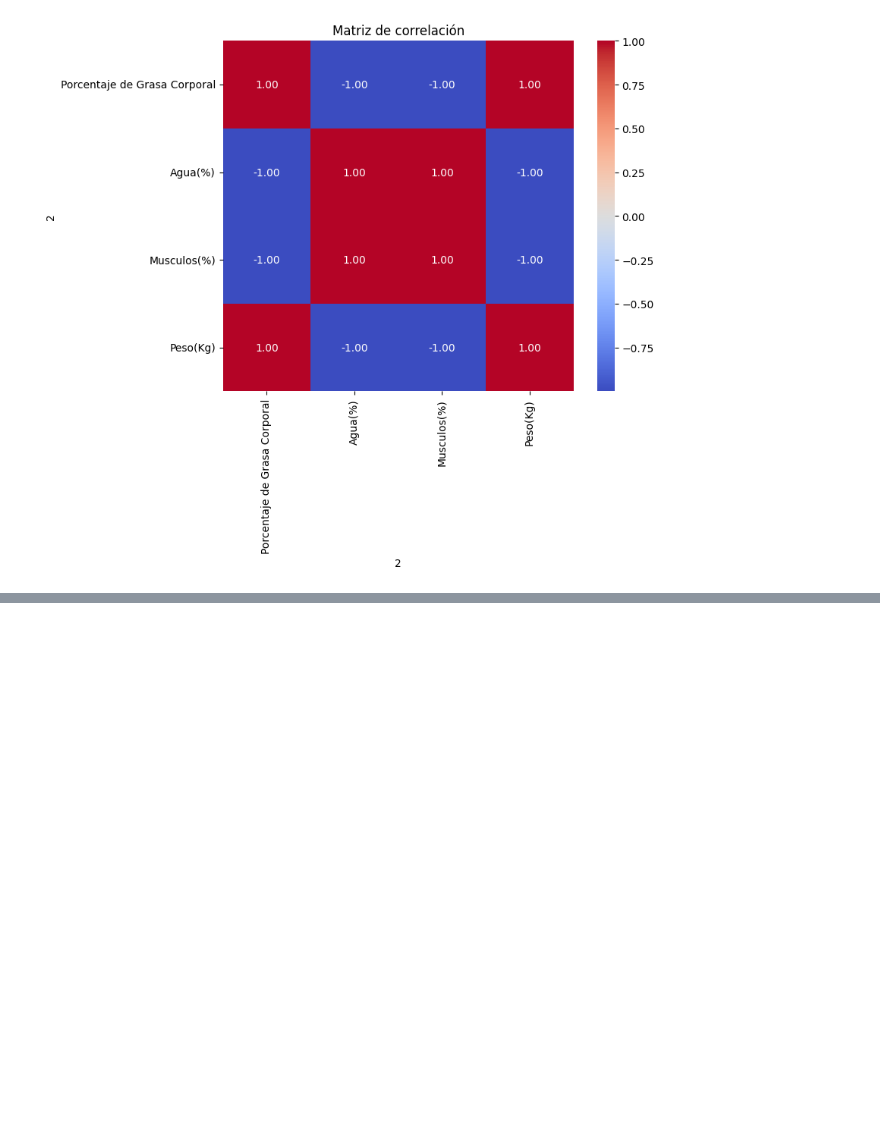
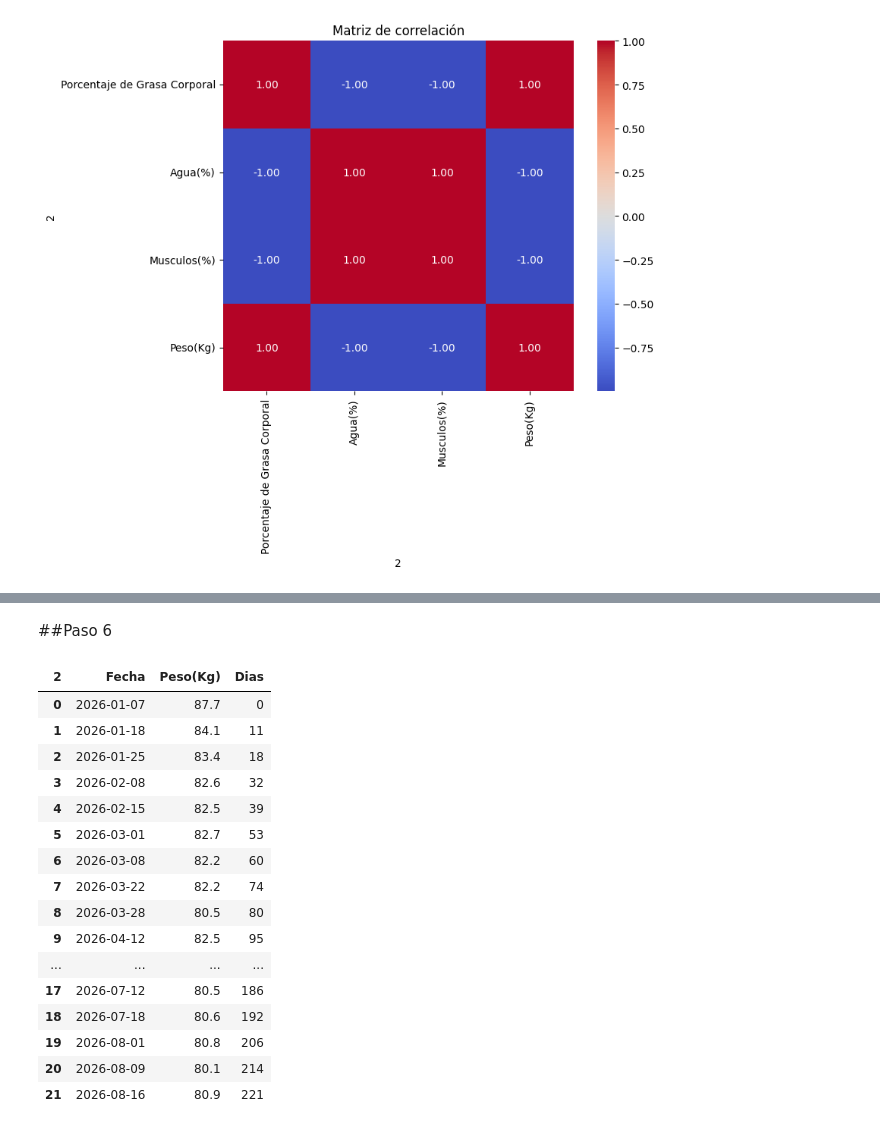
Before and after one commit to GabyPaolaING/Machine-Learning, a Jupyter notebook: P1P1_DataSet.ipynb, the cells around one changed output, grey strips where cells are left out. Cells and saved outputs as stored; diff of their text form; code cells hidden in the pictures; blank space fills up the shorter version.

```diff
--- a/P1P1_DataSet.ipynb
+++ b/P1P1_DataSet.ipynb
@@ -256,0 +558,63 @@ plt.show()
+# %% [markdown]
+##Paso 6
+# %%
+# PASO 6:
+
+# Crear nuevamente la tabla desde df_limpio
+df_peso = df_limpio[['Fecha', 'Peso(Kg)']].copy()
+
+# Convertir Peso a número
+df_peso['Peso(Kg)'] = pd.to_numeric(
+    df_peso['Peso(Kg)'],
+    errors='coerce'
+)
+
+# Eliminar el dato incorrecto de 0.3 kg
+df_peso = df_peso[df_peso['Peso(Kg)'] != 0.3].copy()
+
+# Convertir Fecha a formato de fecha
+df_peso['Fecha'] = pd.to_datetime(
+    df_peso['Fecha'],
+    errors='coerce'
+)
+
+# Tomar solamente mes y día
+mes_dia = df_peso['Fecha'].dt.strftime('%m-%d')
+
+# Crear nuevamente las fechas, todas en 2026
+df_peso['Fecha'] = pd.to_datetime(
+    '2026-' + mes_dia,
+    format='%Y-%m-%d',
+    errors='coerce'
+)
+
+# Ordenar por fecha
+df_peso = df_peso.sort_values(
+    'Fecha'
+).reset_index(drop=True)
+
+# Calcular los días desde la primera medición
+df_peso['Dias'] = (
+    df_peso['Fecha'] - df_peso['Fecha'].min()
+).dt.days
+
+# Mostrar los resultados
+display(df_peso[['Fecha', 'Peso(Kg)', 'Dias']])
+# %% [output]
+| 2 | Fecha | Peso(Kg) | Dias |
+| 0 | 2026-01-07 | 87.7 | 0 |
+| 1 | 2026-01-18 | 84.1 | 11 |
+| 2 | 2026-01-25 | 83.4 | 18 |
+| 3 | 2026-02-08 | 82.6 | 32 |
+| 4 | 2026-02-15 | 82.5 | 39 |
+| 5 | 2026-03-01 | 82.7 | 53 |
+| 6 | 2026-03-08 | 82.2 | 60 |
+| 7 | 2026-03-22 | 82.2 | 74 |
+| 8 | 2026-03-28 | 80.5 | 80 |
+| 9 | 2026-04-12 | 82.5 | 95 |
+| ... | ... | ... | ... |
+| 17 | 2026-07-12 | 80.5 | 186 |
+| 18 | 2026-07-18 | 80.6 | 192 |
+| 19 | 2026-08-01 | 80.8 | 206 |
+| 20 | 2026-08-09 | 80.1 | 214 |
+| 21 | 2026-08-16 | 80.9 | 221 |
```
Also changed, not shown: parts of 36 cells of this notebook.
